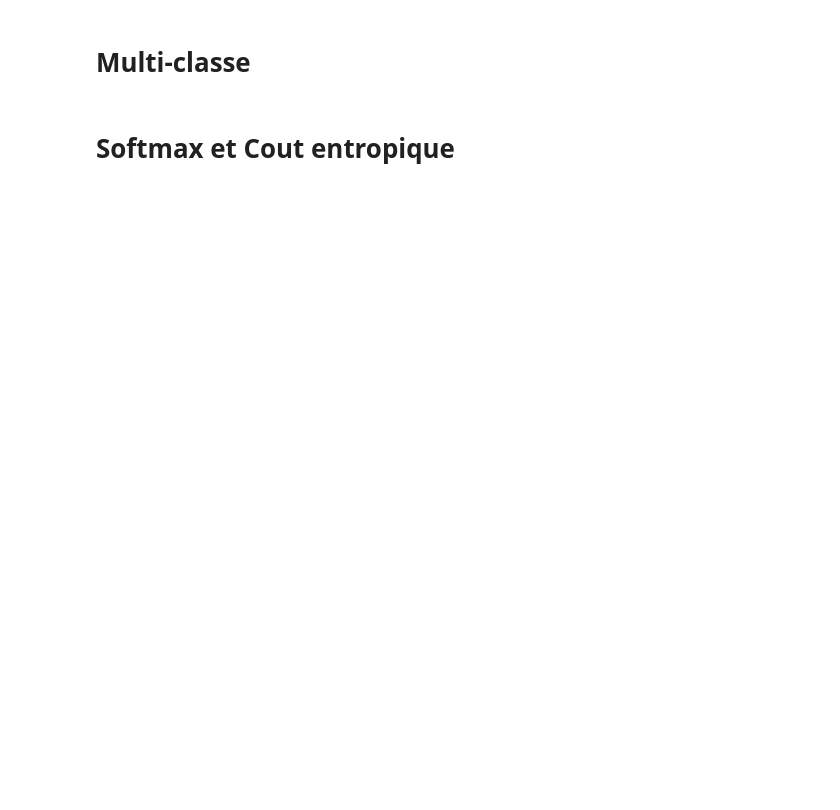
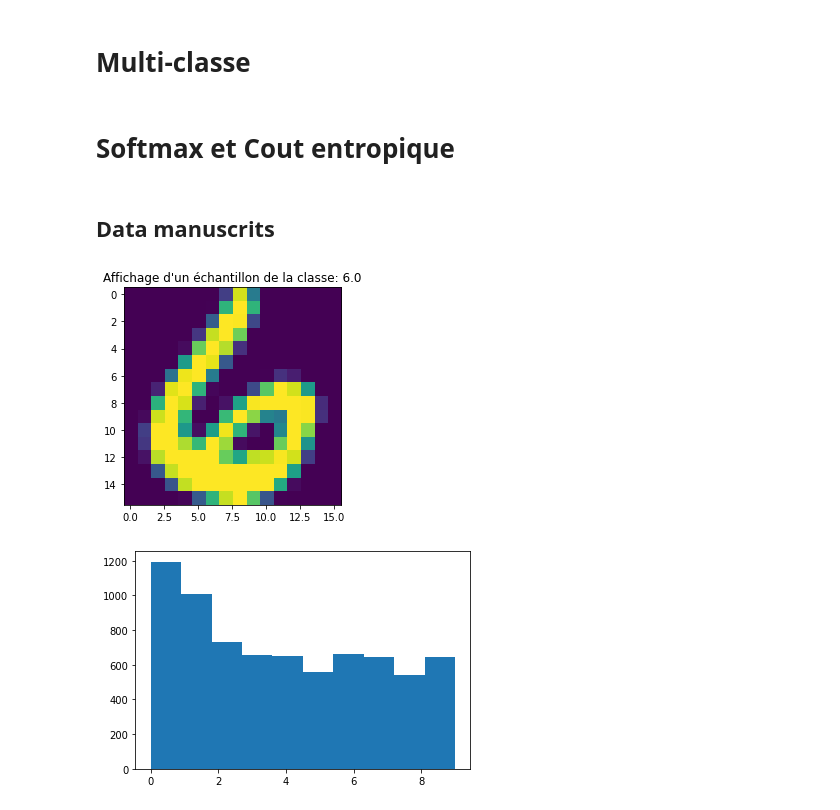
Before and after one commit to nhs2828/NeuralNetwork_DIY, a Jupyter notebook: Projet.ipynb, the cells around one changed output. Saved outputs shown, nothing was run; the diff lists cells and outputs as text; code cells hidden in the pictures; blank space fills up the shorter version.

```diff
--- a/Projet.ipynb
+++ b/Projet.ipynb
@@ -658,8 +667,8 @@ def SGD(net, data, loss, eps=1e-4, batch_taille=40, nb_iter=5):
 # %%
 np.random.seed(0)
 X, Y = gen_arti()
+Y = np.where(Y==-1,0,1)
 data = np.array([np.array([x,y]).tolist() for x, y in zip(X,Y)]) #merge x et y en un jeu de données
-#Y = np.where(Y==-1,0,1)
 plot_data(X,Y)
 # %% [output]
 [figure]
@@ -769,0 +729,28 @@ b = np.array([[1,0,0,0], [0,1,0,0]])
+# %% [markdown]
+## Data manuscrits
+# %%
+def load(filename):
+    f=open(filename,'r')
+    s = f.readline() # virer la premiere ligne
+    X = np.array([[float(d) for d in lig.split()] for lig in f if len(lig)>10])
+    Y = X[:,0] # premiere colonne
+    X = X[:,1:]
+    f.close()
+    return X,Y
+
+X,Y = load('data/usps_train.txt')
+Xt,Yt = load('data/usps_test.txt')
+
+# affichage d'un échantillon
+plt.figure()
+index = 0
+plt.imshow(X[index].reshape(16,16), interpolation=None)
+plt.title('Affichage d\'un échantillon de la classe: '+str(Y[index]))
+
+# étude très rapide des données:
+plt.figure()
+plt.hist(Y, 10) # histogramme de répartition des 10 classes
+plt.show()
+# %% [output]
+[figure, added]
+[figure, added]
```
Also changed, not shown: parts of 25 cells of this notebook, 2 other files.
